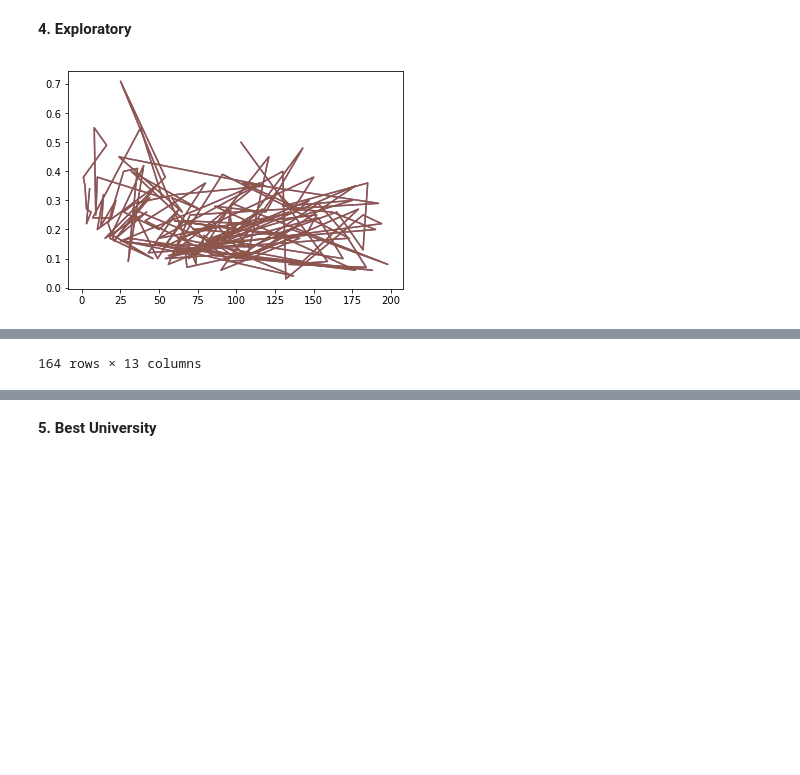
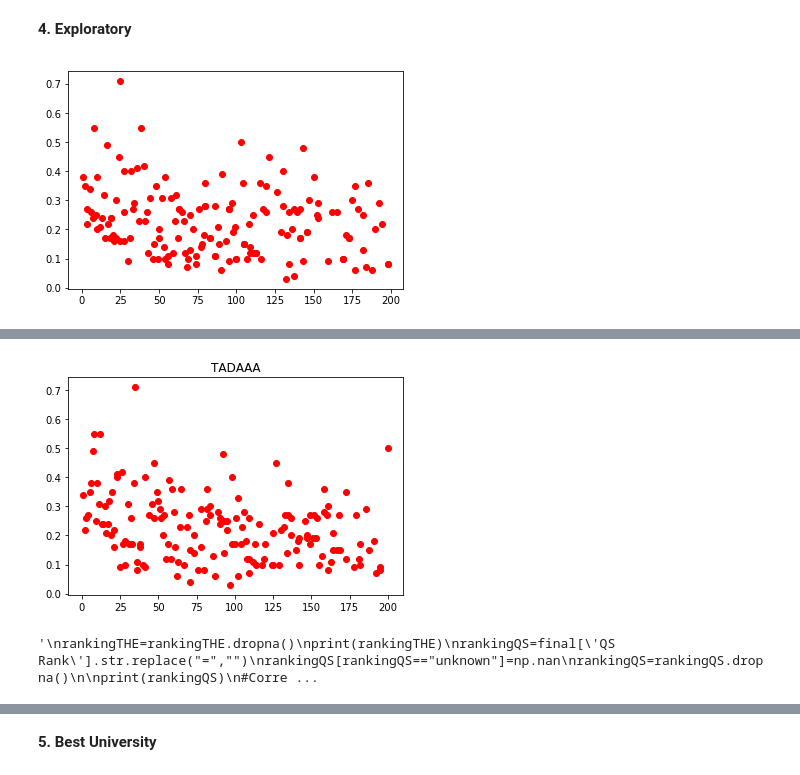
Before and after one commit to a3VonG/testrepoada, a Jupyter notebook: ADA - Assignment 2.ipynb, the cells around one changed output, grey strips where cells are left out. Cells and saved outputs as stored; diff of their text form; code cells hidden in the pictures; blank space fills up the shorter version.

```diff
--- a/ADA - Assignment 2.ipynb
+++ b/ADA - Assignment 2.ipynb
@@ -480,35 +480,21 @@ final.to_csv("whatever")
 # %%
 #Ranking data deeper on what makes a good university?
 #Correlation with rank and international students
 #Correlate other shit
-
+plt.close()
 finalcopy=final.copy()
 
 finalcopy['THE Rank']=finalcopy['THE Rank'].str.replace("=","")
 finalcopy['QS Rank']=finalcopy['QS Rank'].str.replace("=","")
 finalcopy[finalcopy['THE Rank']=="unknown"]=np.nan
 finalcopy[finalcopy['QS Rank']=="unknown"]=np.nan
 finalcopy=finalcopy.dropna(axis=0)
-
-plt.plot(finalcopy['THE Rank'],finalcopy['THE Quota of Int. Students'])
+plt.figure()
+plt.plot(finalcopy['THE Rank'],finalcopy['THE Quota of Int. Students'],'ro')
 plt.show()
-
-
-
-"""
-rankingTHE=rankingTHE.dropna()
-print(rankingTHE)
-rankingQS=final['QS Rank'].str.replace("=","")
-rankingQS[rankingQS=="unknown"]=np.nan
-rankingQS=rankingQS.dropna()
-
-print(rankingQS)
-#Correlate rank with international students
-
-plt.plot(rankingQS,ratios)
+plt.figure()
+plt.title("TADAAA")
+plt.plot(finalcopy['QS Rank'],finalcopy['THE Quota of Int. Students'],'ro')
 plt.show()
-
-"""
-finalcopy
 # %% [output]
-[figure, old version]
+[figure, new version]
@@ -532,4 +501,5 @@ finalcopy
+[figure, added]
-164 rows × 13 columns
+'\nrankingTHE=rankingTHE.dropna()\nprint(rankingTHE)\nrankingQS=final[\'QS Rank\'].str.replace("=","")\nrankingQS[rankingQS=="unknown"]=np.nan\nrankingQS=rankingQS.dropna()\n\nprint(rankingQS)\n#Corre ...
 # %%
 thingy=final['QS Rank'].str.replace('=','')
 thingy[thingy=="unknown"]=np.nan
```
Also changed, not shown: parts of 1 cell of this notebook.
